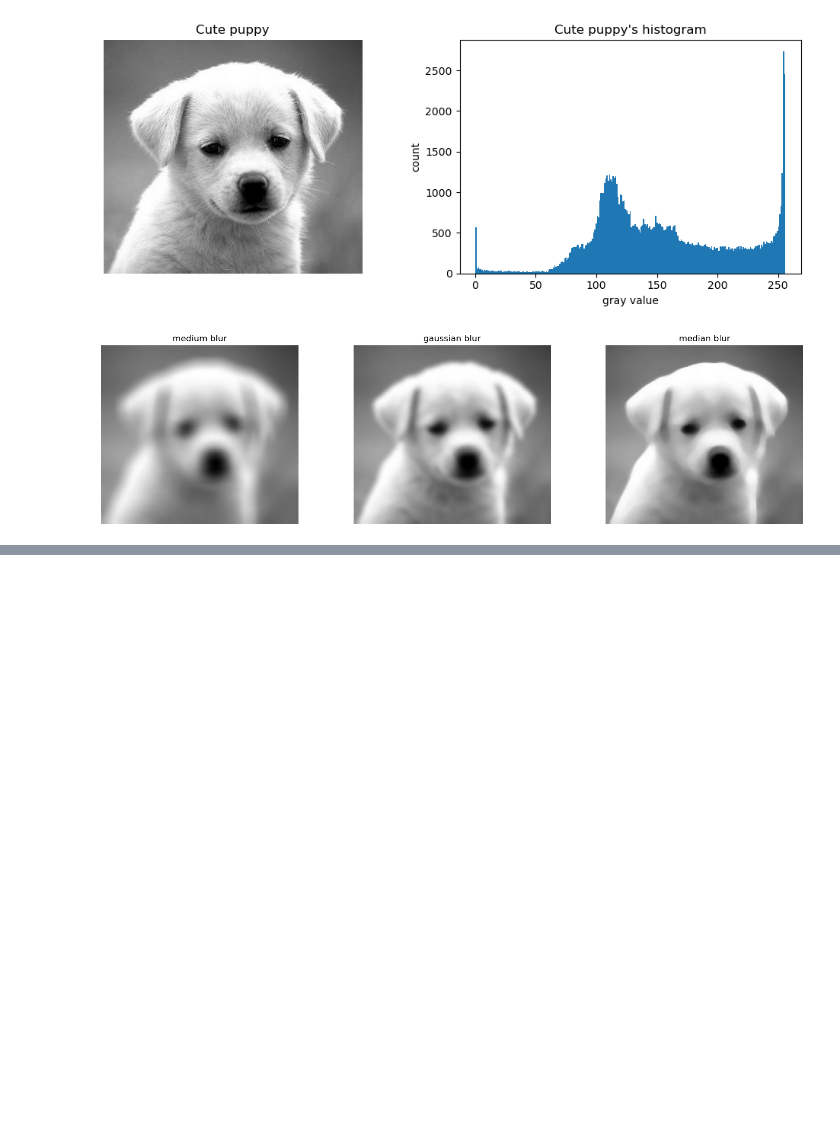
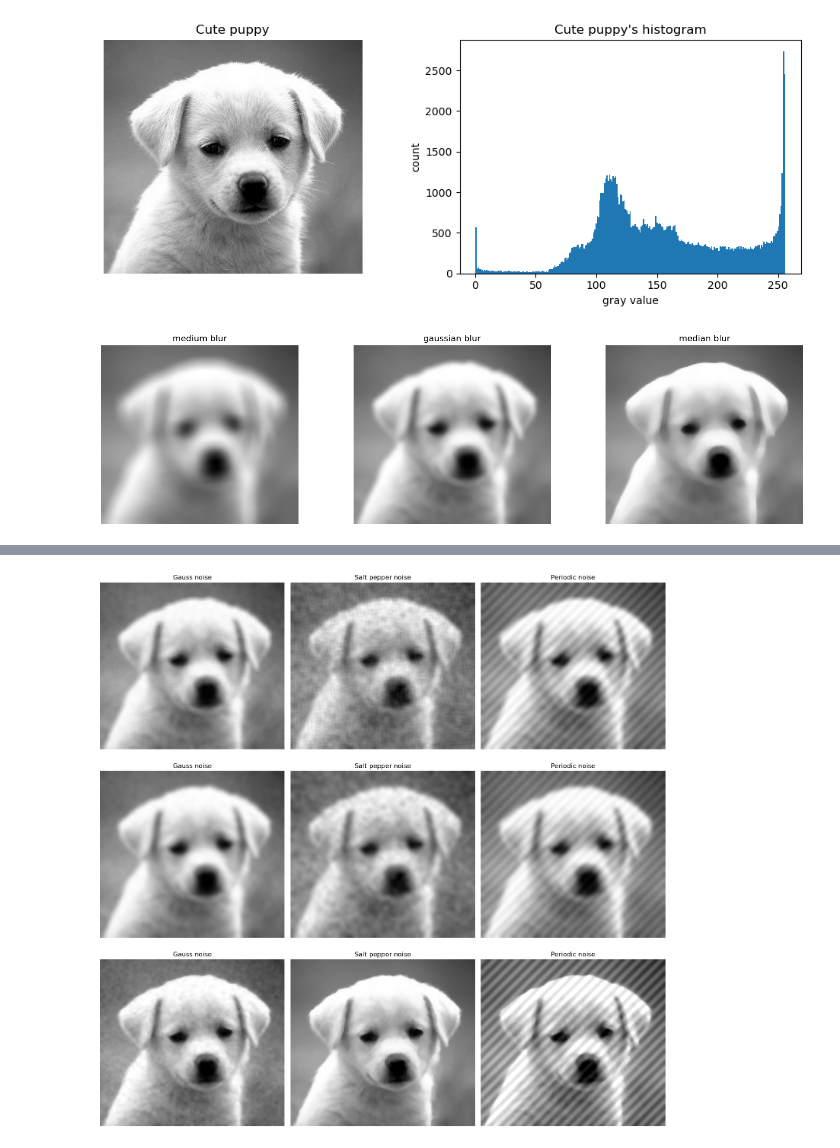
Before and after one commit to quangminh141005/Image_processing, a Jupyter notebook: lab2/lab2.ipynb, the cells around one changed output, grey strips where cells are left out. Saved outputs shown, nothing was run; the diff lists cells and outputs as text; code cells hidden in the pictures; blank space fills up the shorter version.

```diff
--- a/lab2/lab2.ipynb
+++ b/lab2/lab2.ipynb
@@ -81,0 +99,28 @@ plt.show()
+# %%
+name_noise = ['Gauss noise', 'Salt pepper noise', 'Periodic noise']
+name_blur = ['Medium blur', 'Gauss blur', 'Median blur']
+noise_image = [gauss_noise_img, salt_pepper_image, periodic_noise_img]
+img_process = [[None for _ in range(len(name_blur))] for _ in range(len(name_noise))]
+
+fig, axs = plt.subplots(3, 3, figsize=(15,15))
+
+for i in range(len(name_noise)):
+    for j in range(len(name_blur)):
+        if i == 0:
+            img_process[i][j] = cv2.blur(noise_image[j], (10,10))
+        if i == 1:
+            img_process[i][j] = cv2.GaussianBlur(noise_image[j], (15,15), 4)
+        if i == 2:
+            img_process[i][j] = cv2.medianBlur(noise_image[j],7)
+
+# Display the image
+for i, blur in enumerate(name_blur):
+    for j, noise in enumerate(name_noise):
+        axs[i][j].imshow(img_process[i][j], cmap='gray')
+        axs[i][j].set_title(noise)
+        axs[i][j].axis('off')
+
+plt.tight_layout()
+plt.show()
+# %% [output]
+[figure, added]
```
Also changed, not shown: parts of 1 cell of this notebook.
